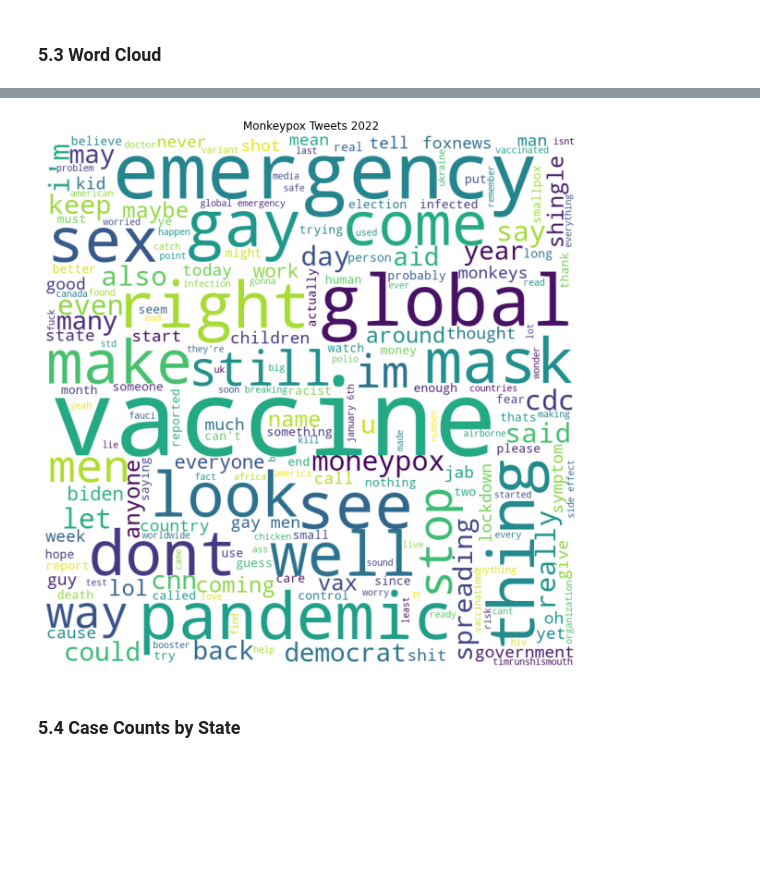
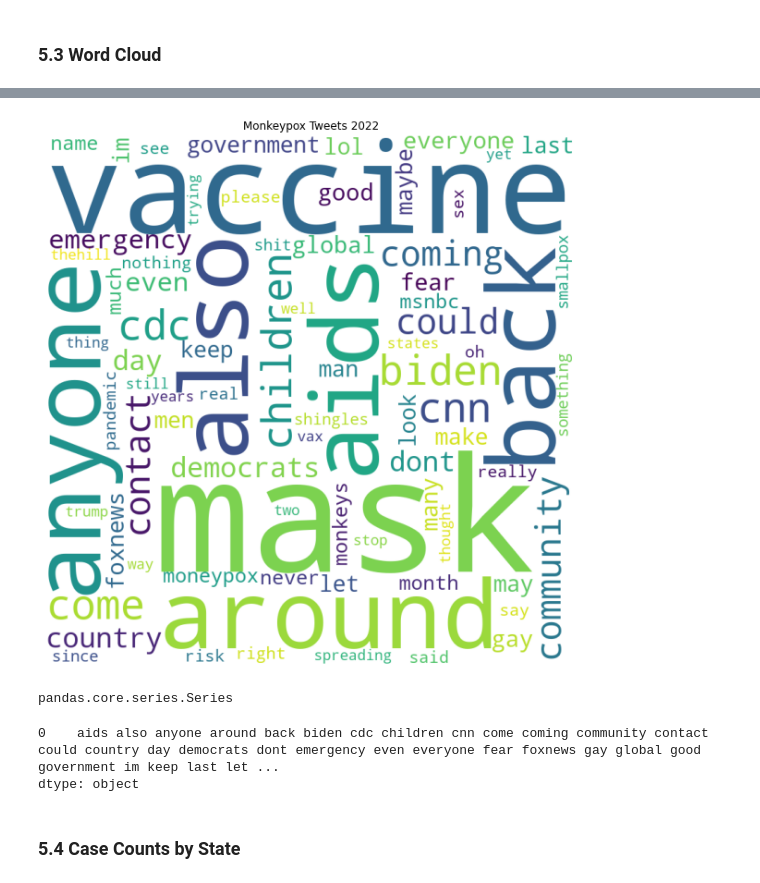
Before and after one commit to slp22/data-engineering-project, a Jupyter notebook: engineering_monkeypox_pipeline.ipynb, the cells around one changed output, grey strips where cells are left out. Drawn from its saved outputs; the diff is of its cells as text; code cells hidden in the pictures; blank space fills up the shorter version.

```diff
--- a/engineering_monkeypox_pipeline.ipynb
+++ b/engineering_monkeypox_pipeline.ipynb
@@ -897,3 +914,7 @@ Topic  2
 gay, men, sex, cnn, dont, spreading, stop, say, community, aids, right, cdc, see, pandemic, man
 # %% [markdown]
 ### 5.3  Word Cloud
+# %%
+# use doc_term for word cloud
+words = tf_doc_term_df
+words.head(2)
@@ -900,28 +926,37 @@ gay, men, sex, cnn, dont, spreading, stop, say, community, aids, right, cdc, see
 # %%
 # https://www.geeksforgeeks.org/generating-word-cloud-python/
 
 comment_words = ''
 stopwords = set(stopwords)
 
-for val in terms:
+for val in words:
     val = str(val)
     tokens = val.split()
     for i in range(len(tokens)):
         tokens[i] = tokens[i].lower()
 
     comment_words += " ".join(tokens)+" "
 
 wordcloud = WordCloud(width = 800, height = 800,
                 background_color ='white',
                 stopwords = stopwords,
                 min_font_size = 10).generate(comment_words)
 
 # plot WordCloud
 plt.figure(figsize = (8, 8), facecolor = None)
 plt.imshow(wordcloud)
 plt.axis("off")
 plt.tight_layout(pad = 0)
 plt.title('Monkeypox Tweets 2022')
 plt.savefig("monkeypox-tweets-word-cloud.jpeg");
 # %% [output]
-[figure, old version]
+[figure, new version]
+# %%
+comment_words
+type(comment_words)
+
+words = np.array(comment_words)
+words = pd.Series(words)
+type(words)
+# %% [output]
+pandas.core.series.Series
@@ -928,3 +966,8 @@ plt.savefig("monkeypox-tweets-word-cloud.jpeg");
+# %%
+print(words)
+# %% [output]
+0    aids also anyone around back biden cdc children cnn come coming community contact could country day democrats dont emergency even everyone fear foxnews gay global good government im keep last let ...
+dtype: object
 # %% [markdown]
 ### 5.4  Case Counts by State
 # %%
```
Also changed, not shown: parts of 29 cells of this notebook.
